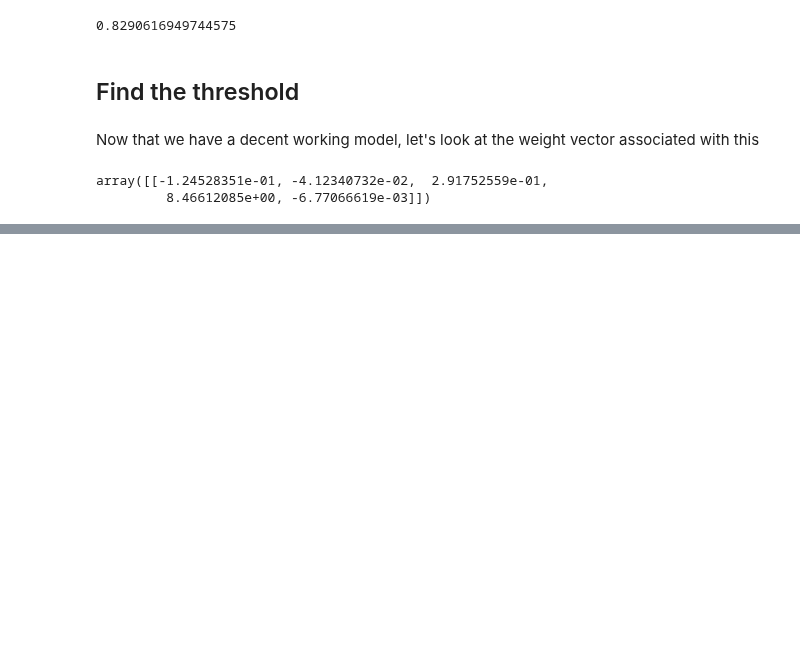
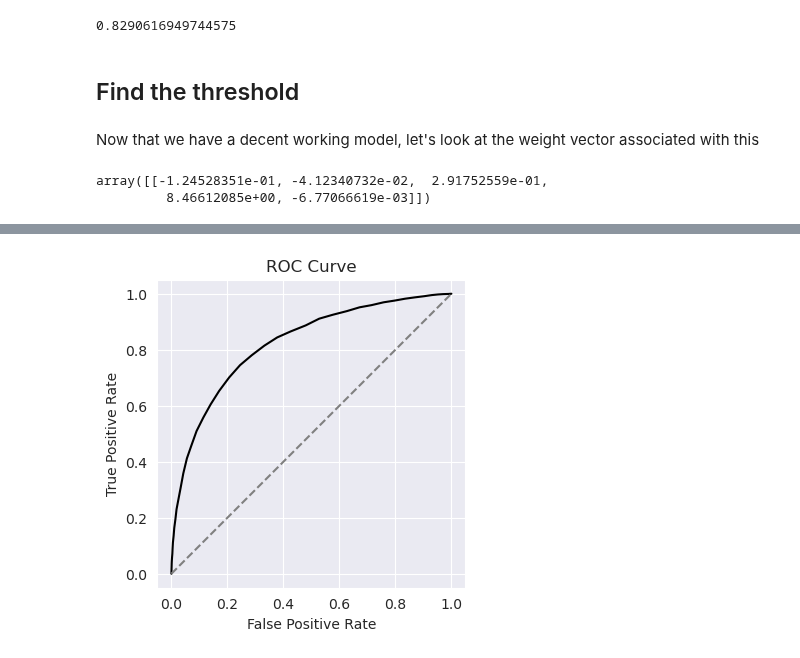
Before and after one commit to keeo8/keeo8.github.io, a Jupyter notebook: posts/decision-making-blog-post/index.ipynb, the cells around one changed output, grey strips where cells are left out. Drawn from its saved outputs; the diff is of its cells as text; code cells hidden in the pictures; blank space fills up the shorter version.

```diff
--- a/posts/decision-making-blog-post/index.ipynb
+++ b/posts/decision-making-blog-post/index.ipynb
@@ -261,3 +253,7 @@ loan_int_rate = X_train['loan_int_rate'].values
 
 loan_profit = loan_repaid(loan_amnt, loan_int_rate)
 loan_loss = loan_defaulted(loan_amnt, loan_int_rate)
+
+#Calculate score
+w.reshape(-1, 1)
+score = X_train[top_result_array]@w
@@ -269,0 +271,4 @@ X['score'] = X[top_result_array]@w
+# %%
+score = np.array(score).flatten()
+
+score = (score - np.min(score)) / (np.max(score) - np.min(score))
@@ -269,0 +277,5 @@ X['score'] = X[top_result_array]@w
+# %%
+for t in np.linspace(0, 1, 11):
+    y_pred1 = score >= t
+    acc = (y_pred1 == y_train).mean()
+    print(f"A threshold of {t:.1f} gives an accuracy of {acc:.2f}.")
@@ -269,0 +299,23 @@ X['score'] = X[top_result_array]@w
+# %%
+
+num_thresholds = 101
+
+FPR = np.zeros(num_thresholds)
+TPR = np.zeros(num_thresholds)
+T = np.linspace(score.min()-0.1, score.max()+0.1, num_thresholds)
+
+for i in range(num_thresholds):
+    t = T[i]
+    preds    = score >= t
+    FPR[i]   = ((preds == 1) & (y_train == 0)).sum() / (y_train == 0).sum()
+    TPR[i]   = ((preds == 1) & (y_train == 1)).sum() / (y_train == 1).sum()
+
+
+fig, ax = plt.subplots(1, 1, figsize = (6, 4))
+ax.plot(FPR, TPR, color = "black")
+ax.plot([0,1], [0,1], linestyle="--", color = "grey")
+ax.set_aspect('equal')
+
+labs = ax.set(xlabel = "False Positive Rate", ylabel = "True Positive Rate", title = "ROC Curve")
+# %% [output]
+[figure, added]
```
Also changed, not shown: parts of 15 cells of this notebook, 7 other files.
